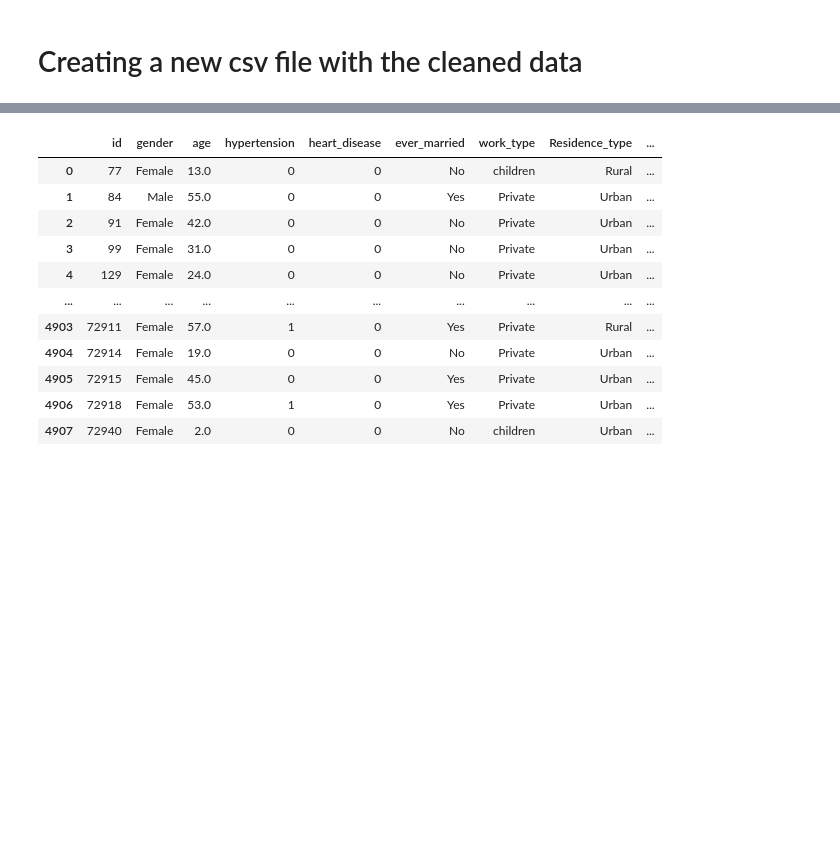
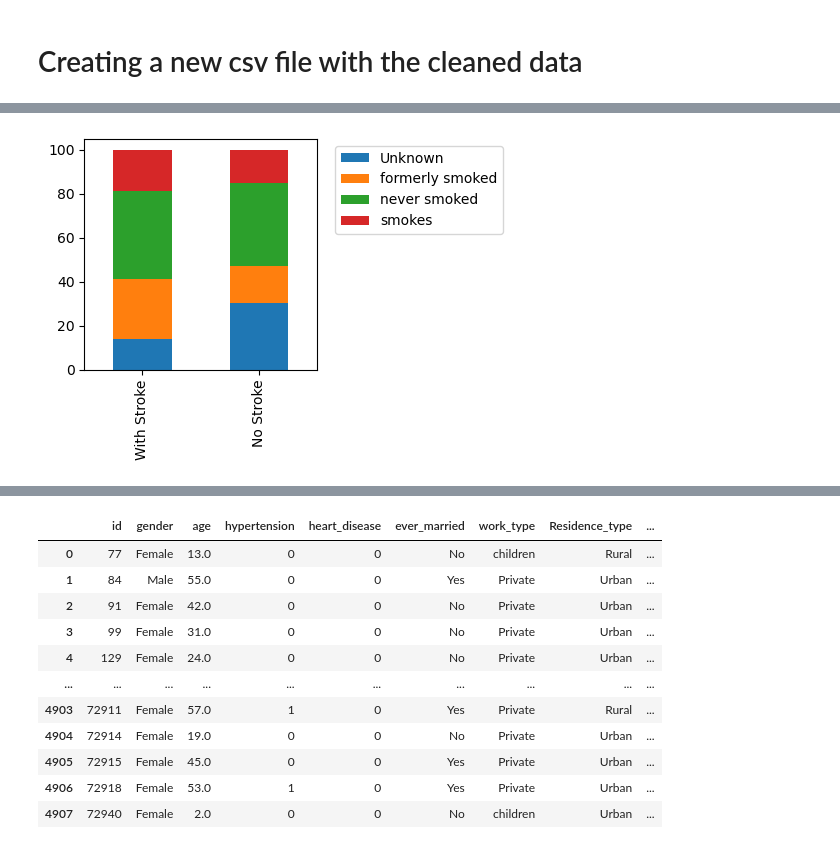
Before and after one commit to DianaGRM/Project_1, a Jupyter notebook: Stroke_Prediction .ipynb, the cells around one changed output, grey strips where cells are left out. Saved outputs shown, nothing was run; the diff lists cells and outputs as text; code cells hidden in the pictures; blank space fills up the shorter version.

```diff
--- a/Stroke_Prediction .ipynb
+++ b/Stroke_Prediction .ipynb
@@ -160,0 +261,24 @@ data.to_csv('./data/dataset_stroke.csv')
+# %%
+# Filtering Snoking Status within the Data Frame with only patients with stroke
+data_stroke_smoking = data_stroke['smoking_status'].value_counts(normalize=True).mul(100).round(2)
+pd_data_stroke_smoking = pd.DataFrame(data_stroke_smoking)
+
+# Filtering variable within the original Data Frame
+data_smoking = data['smoking_status'].value_counts(normalize=True).mul(100).round(2)
+pd_data_smoking = pd.DataFrame(data_smoking)
+
+# Merging both Data Frames
+smoking_type = pd.merge(pd_data_stroke_smoking,pd_data_smoking,how="outer",left_index=True,right_index=True)
+smoking_type_renamed = smoking_type.rename({'smoking_status_x':'With Stroke','smoking_status_y':'No Stroke'},axis=1)
+
+# Transposing the merged data frame to generate a better visualization
+smoking_type_trasp = smoking_type_renamed.T
+
+# Ploting the merged Data Frame
+smoking_type_trasp.plot(kind='bar',stacked = True,figsize=[3,3])
+plt.legend(bbox_to_anchor=(1.05,1))
+plt.title='Smoking Status'
+plt.show()
+#plt.savefig('./data/Smoking Status.png')
+# %% [output]
+[figure, added]
```
Also changed, not shown: parts of 38 cells of this notebook.
